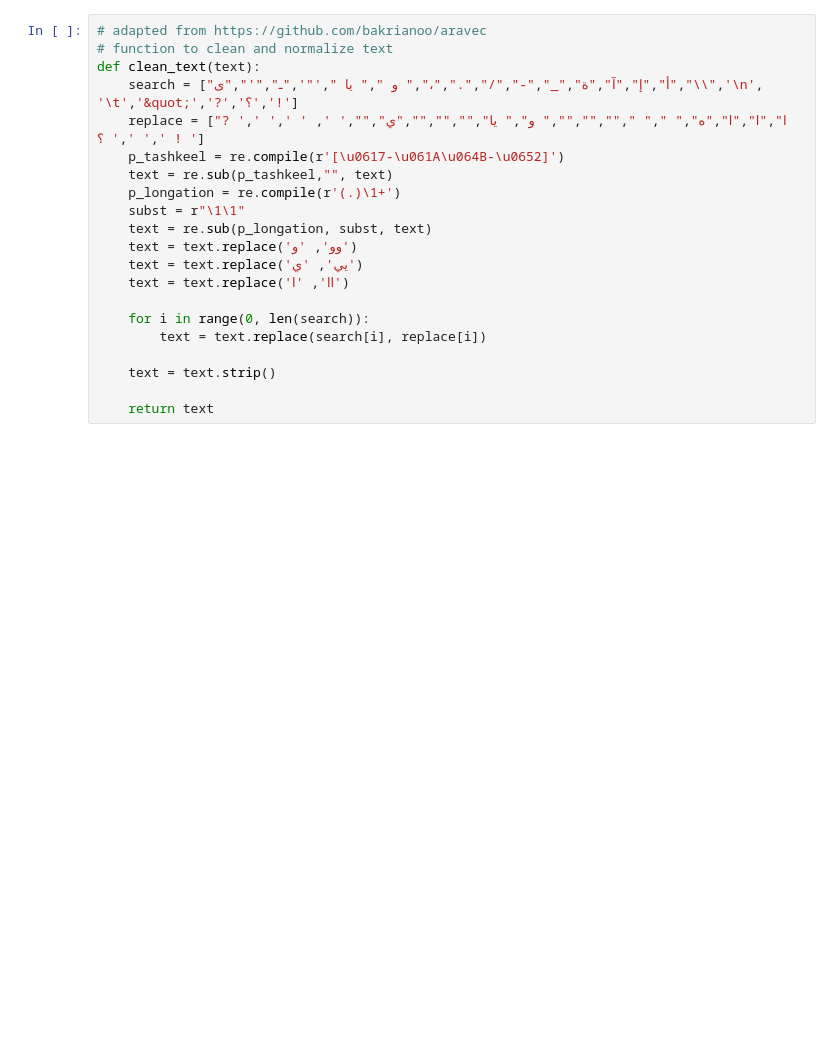
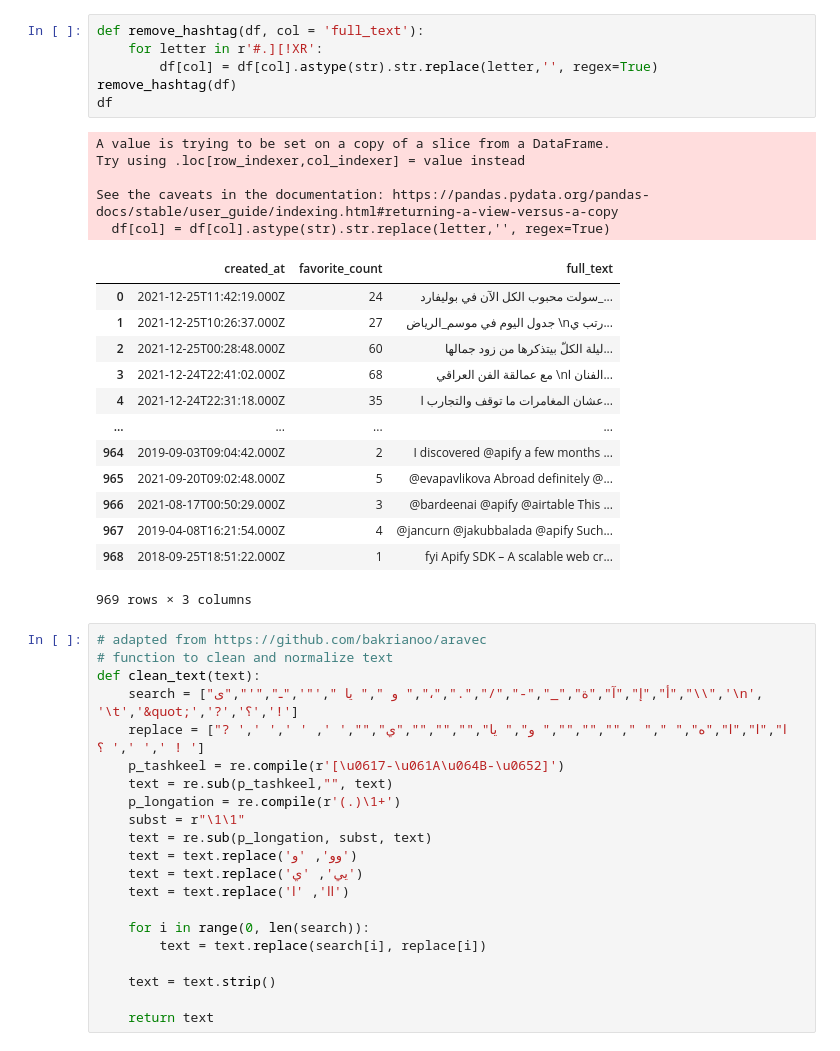
Before and after one commit to reem14/NLP, a Jupyter notebook: Riyadh Season.ipynb, the cells around one changed output. Saved outputs shown, nothing was run; the diff lists cells and outputs as text; blank space fills up the shorter version.

```diff
--- a/Riyadh Season.ipynb
+++ b/Riyadh Season.ipynb
@@ -42,3 +70,28 @@ df.head(16)
+# %%
+def remove_hashtag(df, col = 'full_text'):
+    for letter in r'#.][!XR':
+        df[col] = df[col].astype(str).str.replace(letter,'', regex=True)
+remove_hashtag(df)
+df
+# %% [output]
+A value is trying to be set on a copy of a slice from a DataFrame.
+Try using .loc[row_indexer,col_indexer] = value instead
+
+See the caveats in the documentation: https://pandas.pydata.org/pandas-docs/stable/user_guide/indexing.html#returning-a-view-versus-a-copy
+  df[col] = df[col].astype(str).str.replace(letter,'', regex=True)
+|  | created_at | favorite_count | full_text |
+| 0 | 2021-12-25T11:42:19.000Z | 24 | سولت محبوب الكل الآن في بوليفارد_... |
+| 1 | 2021-12-25T10:26:37.000Z | 27 | جدول اليوم في موسم_الرياض \nرتب ي... |
+| 2 | 2021-12-25T00:28:48.000Z | 60 | ليلة الكلّ بيتذكرها من زود جمالها... |
+| 3 | 2021-12-24T22:41:02.000Z | 68 | مع عمالقة الفن العراقي \nالفنان ا... |
+| 4 | 2021-12-24T22:31:18.000Z | 35 | عشان المغامرات ما توقف والتجارب ا... |
+| ... | ... | ... | ... |
+| 964 | 2019-09-03T09:04:42.000Z | 2 | I discovered @apify a few months ... |
+| 965 | 2021-09-20T09:02:48.000Z | 5 | @evapavlikova Abroad definitely @... |
+| 966 | 2021-08-17T00:50:29.000Z | 3 | @bardeenai @apify @airtable This ... |
+| 967 | 2019-04-08T16:21:54.000Z | 4 | @jancurn @jakubbalada @apify Such... |
+| 968 | 2018-09-25T18:51:22.000Z | 1 | fyi Apify SDK – A scalable web cr... |
+969 rows × 3 columns
 # %%
 # adapted from https://github.com/bakrianoo/aravec
 # function to clean and normalize text
```
Also changed, not shown: parts of 5 cells of this notebook.
